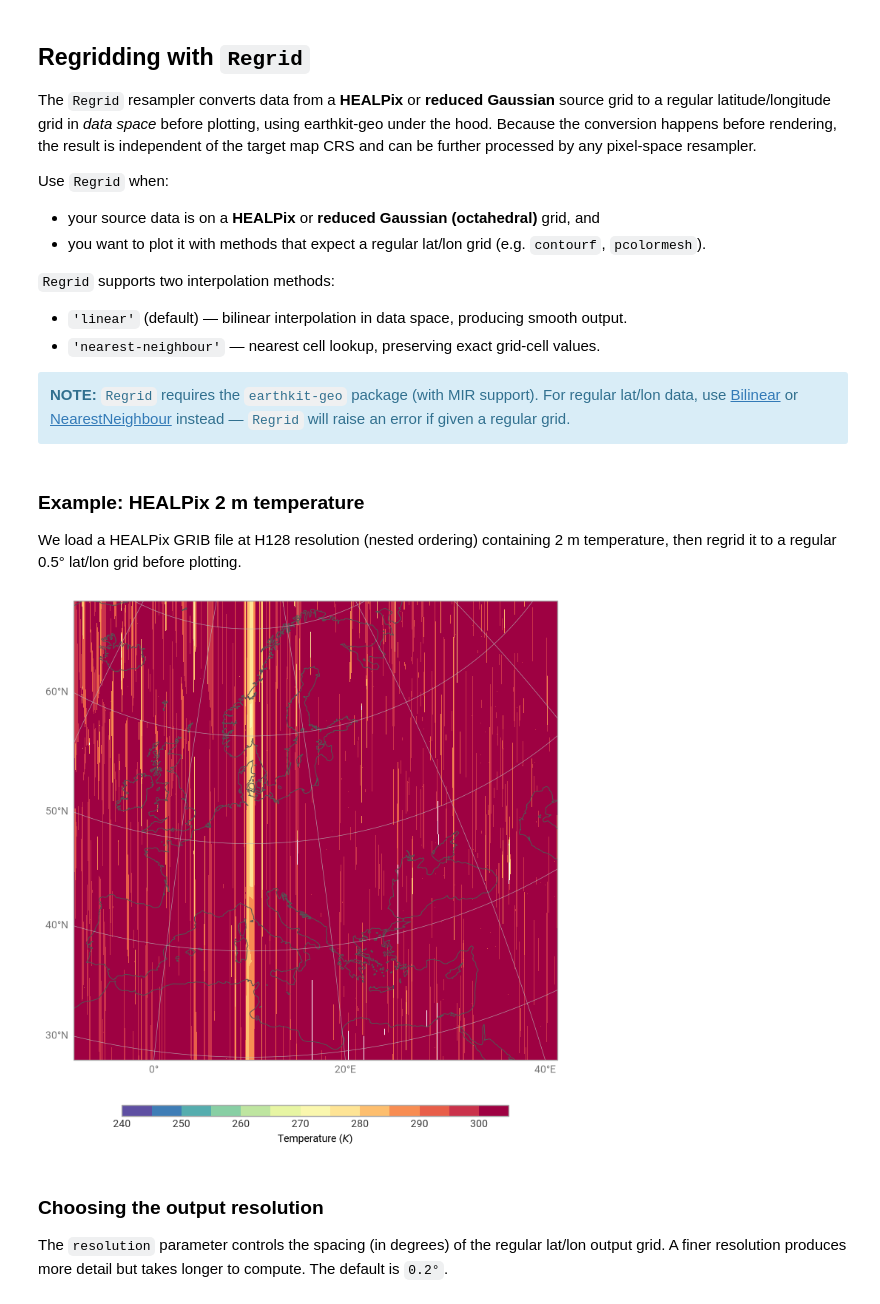
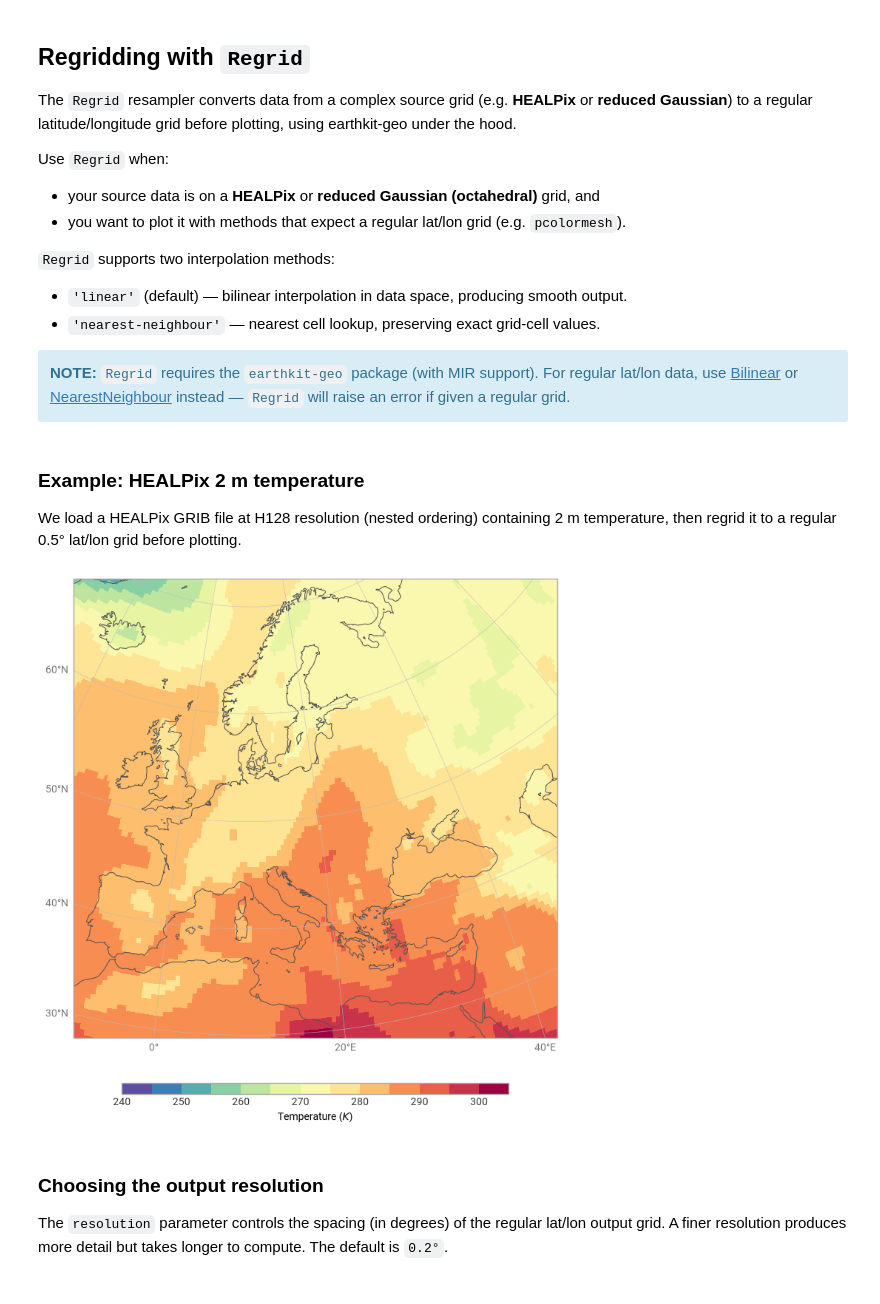
Before and after one commit to ecmwf/earthkit-plots, a Jupyter notebook: docs/source/examples/examples/resampling/resampling-regrid.ipynb, the cells around one changed output. Drawn from its saved outputs; the diff is of its cells as text; code cells hidden in the pictures.

```diff
--- a/docs/source/examples/examples/resampling/resampling-regrid.ipynb
+++ b/docs/source/examples/examples/resampling/resampling-regrid.ipynb
@@ -1,11 +1,11 @@
 # %% [markdown]
 ## Regridding with `Regrid`
 
-The `Regrid` resampler converts data from a **HEALPix** or **reduced Gaussian** source grid to a regular latitude/longitude grid in *data space* before plotting, using earthkit-geo under the hood. Because the conversion happens before rendering, the result is independent of the target map CRS and can be further processed by any pixel-space resampler.
+The `Regrid` resampler converts data from a complex source grid (e.g. **HEALPix** or **reduced Gaussian**) to a regular latitude/longitude grid before plotting, using earthkit-geo under the hood.
 
 Use `Regrid` when:
 - your source data is on a **HEALPix** or **reduced Gaussian (octahedral)** grid, and
-- you want to plot it with methods that expect a regular lat/lon grid (e.g. `contourf`, `pcolormesh`).
+- you want to plot it with methods that expect a regular lat/lon grid (e.g. `pcolormesh`).
 
 `Regrid` supports two interpolation methods:
 - `'linear'` (default) — bilinear interpolation in data space, producing smooth output.
@@ -21,30 +21,30 @@ We load a HEALPix GRIB file at H128 resolution (nested ordering) containing 2 m
 # %%
 import earthkit.data as ekd
 
 import earthkit.plots as ekp
 from earthkit.plots.resample import Regrid
 
 data = ekd.from_source("sample", "healpix-h128-nested-2t.grib")
 
 chart = ekp.Map(domain="Europe")
 
 # Regrid to 0.5° lat/lon using linear interpolation
-chart.contourf(
+chart.pcolormesh(
     data,
     resample=Regrid(resolution=0.5),
     style=ekp.styles.Style(
         levels=range(240, 310, 5),
         colors="Spectral_r",
     ),
 )
 
 chart.coastlines()
 chart.gridlines()
 chart.legend()
 
 chart.show()
 # %% [output]
-[figure, old version]
+[figure, new version]
 # %% [markdown]
 ### Choosing the output resolution
 
```
Also changed, not shown: parts of 6 cells of this notebook.
